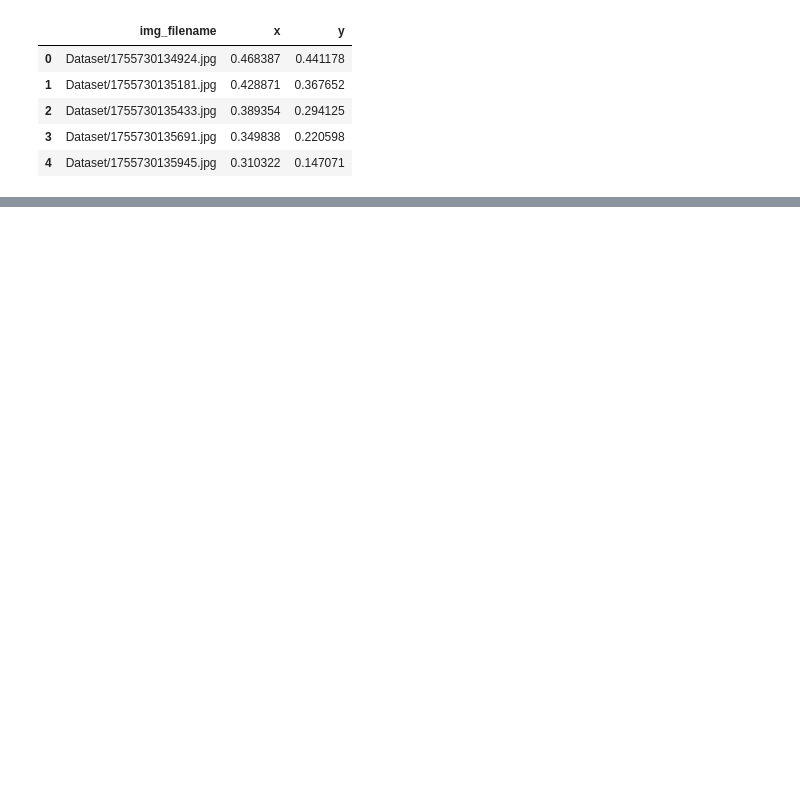
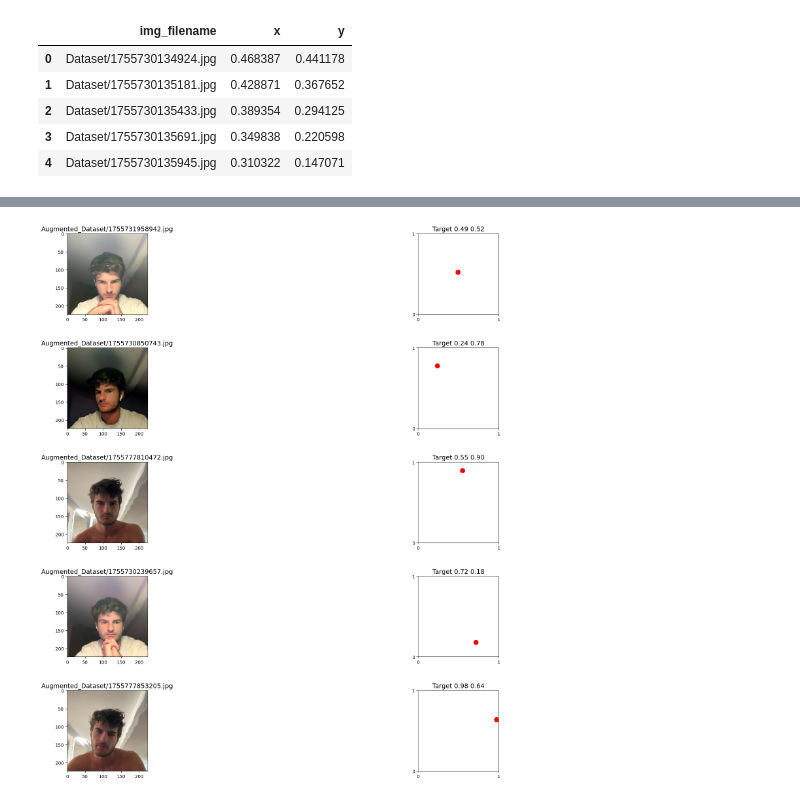
Before and after one commit to eliottvalette/Eye-Tracker, a Jupyter notebook: dataset_check.ipynb, the cells around one changed output, grey strips where cells are left out. Drawn from its saved outputs; the diff is of its cells as text; code cells hidden in the pictures; blank space fills up the shorter version.

```diff
--- a/dataset_check.ipynb
+++ b/dataset_check.ipynb
@@ -13,3 +13,6 @@ dataset.head()
 | 2 | Dataset/1755730135433.jpg | 0.389354 | 0.294125 |
 | 3 | Dataset/1755730135691.jpg | 0.349838 | 0.220598 |
 | 4 | Dataset/1755730135945.jpg | 0.310322 | 0.147071 |
+# %%
+augmented_dataset = pd.read_csv("augmented_dataset.csv")
+augmented_dataset.head()
@@ -51,0 +62,36 @@ plt.show()
+# %%
+NUM_IMAGES = 5
+plt.figure(figsize=(30, 18))  # Increased figure size for bigger images
+for i in range(NUM_IMAGES):
+    img_path, x, y = augmented_dataset.iloc[rd.randint(0, len(augmented_dataset))]
+
+    # mirror x and y
+    x = 1 - x
+    y = 1 - y
+
+    # Image
+    img = plt.imread(img_path)
+
+    plt.subplot(NUM_IMAGES, 2, 2*i+1)
+    plt.imshow(img)
+    plt.title(f"{img_path}", fontsize=14)  # Increased font size
+
+    # Target (x, y) in a 1×1 square
+    ax = plt.subplot(NUM_IMAGES, 2, 2*i+2)
+    ax.plot(x, y, 'ro', markersize=10)  # Increased marker size
+
+    # keep the limits fixed at [0, 1] even after enforcing square aspect
+    ax.set_xlim(0, 1)
+    ax.set_ylim(0, 1)
+    ax.set_aspect('equal', adjustable='box')
+
+    # optional: show only the 0 and 1 ticks
+    ax.set_xticks([0, 1])
+    ax.set_yticks([0, 1])
+
+    ax.set_title(f"Target {x:.2f} {y:.2f}", fontsize=14)  # Increased font size
+
+plt.tight_layout(pad=4.0)  # Increased padding for better spacing
+plt.show()
+# %% [output]
+[figure, added]
```
Also changed, not shown: parts of 2 cells of this notebook, 13 other files.
